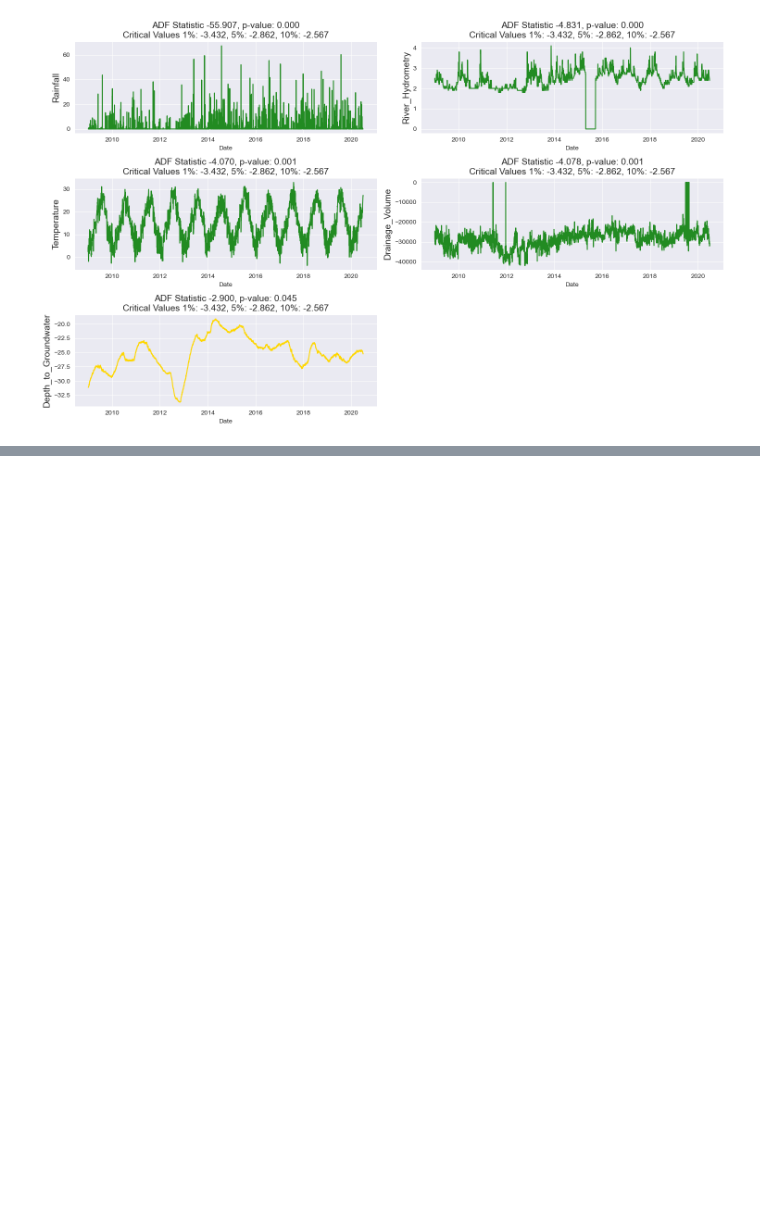
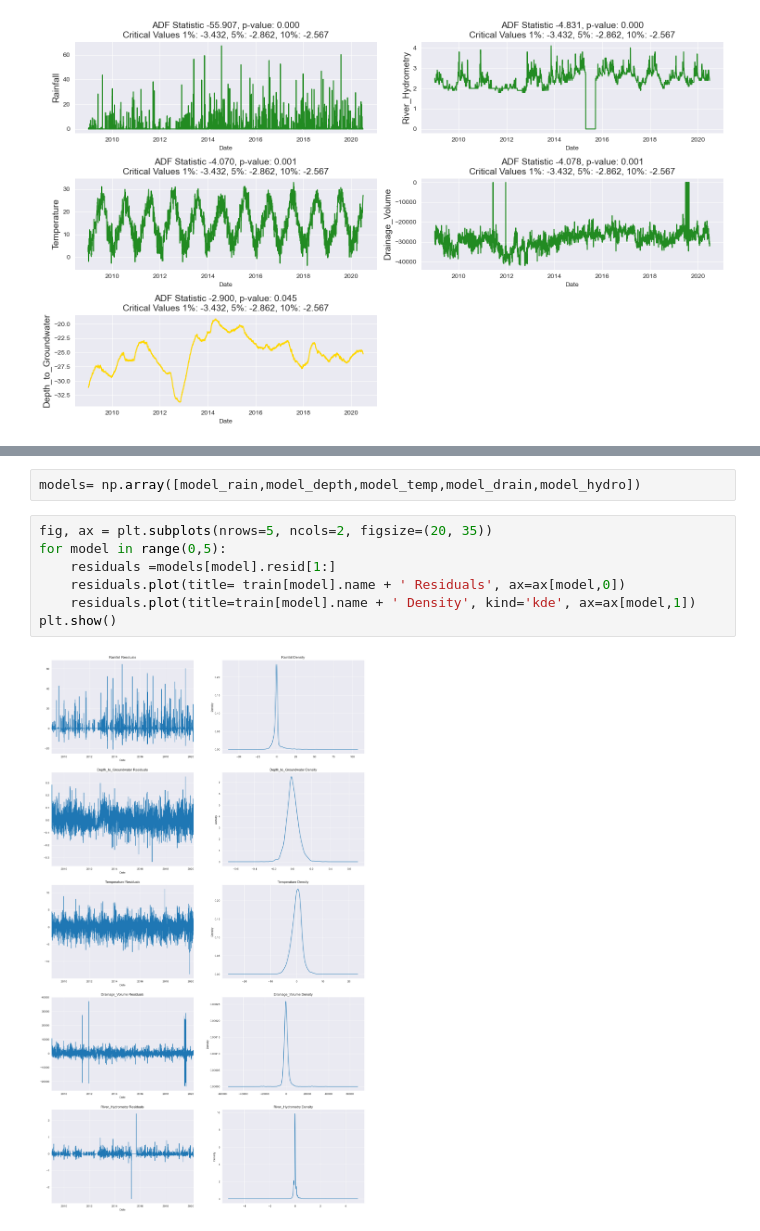
Before and after one commit to KatrinPoepp/bachelor, a Jupyter notebook: ARIMA.ipynb, the cells around one changed output, grey strips where cells are left out. Cells and saved outputs as stored; diff of their text form; blank space fills up the shorter version.

```diff
--- a/ARIMA.ipynb
+++ b/ARIMA.ipynb
@@ -204,0 +177,11 @@ Warnings:
+# %%
+models= np.array([model_rain,model_depth,model_temp,model_drain,model_hydro])
+# %%
+fig, ax = plt.subplots(nrows=5, ncols=2, figsize=(20, 35))
+for model in range(0,5):
+    residuals =models[model].resid[1:]
+    residuals.plot(title= train[model].name + ' Residuals', ax=ax[model,0])
+    residuals.plot(title=train[model].name + ' Density', kind='kde', ax=ax[model,1])
+plt.show()
+# %% [output]
+[figure, added]
```
Also changed, not shown: parts of 24 cells of this notebook, 1 other file.
